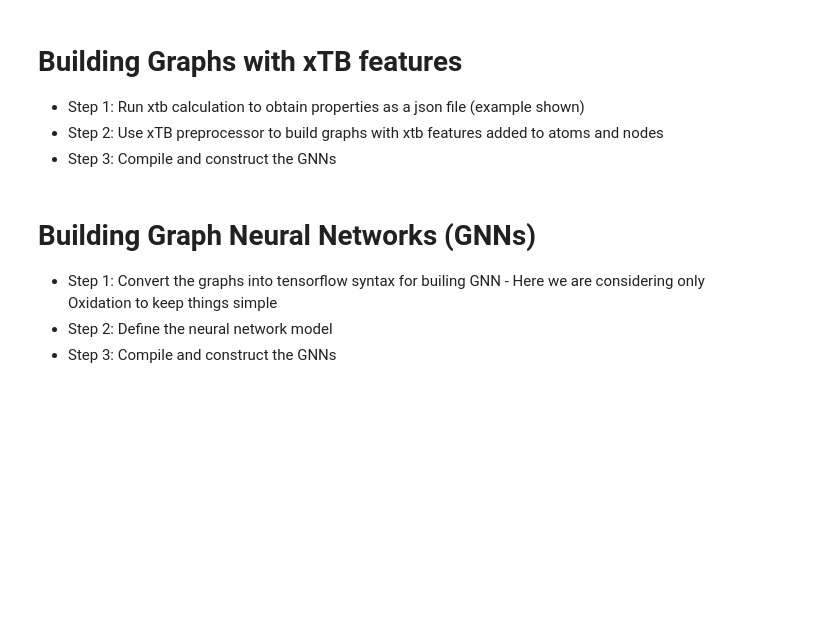
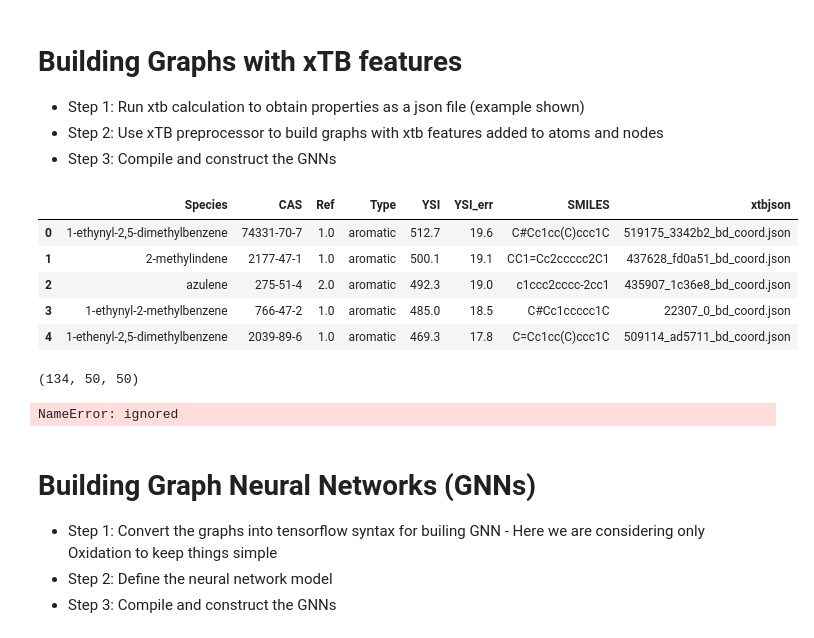
Before and after one commit to shreesowndarya/ChemInformatics, a Jupyter notebook: Fall_2022/ChemInfo_Fall_2022_Tutorial.ipynb, the cells around one changed output. Saved outputs shown, nothing was run; the diff lists cells and outputs as text; code cells hidden in the pictures; blank space fills up the shorter version.

```diff
--- a/Fall_2022/ChemInfo_Fall_2022_Tutorial.ipynb
+++ b/Fall_2022/ChemInfo_Fall_2022_Tutorial.ipynb
@@ -153,6 +154,29 @@ Length: 120, dtype: int64
 *   Step 1: Run xtb calculation to obtain properties as a json file (example shown)
 *   Step 2: Use xTB preprocessor to build graphs with xtb features added to atoms and nodes
 *   Step 3: Compile and construct the GNNs
+# %%
+#readint the data with the links to xtbjson
+url = 'https://raw.githubusercontent.com/shreesowndarya/ChemInformatics/main/Fall_2022/ysi_xtb.csv'
+data2 = pd.read_csv(url)
+data2.head()
+# %% [output]
+|  | Species | CAS | Ref | Type | YSI | YSI_err | SMILES | xtbjson |
+| 0 | 1-ethynyl-2,5-dimethylbenzene | 74331-70-7 | 1.0 | aromatic | 512.7 | 19.6 | C#Cc1cc(C)ccc1C | 519175_3342b2_bd_coord.json |
+| 1 | 2-methylindene | 2177-47-1 | 1.0 | aromatic | 500.1 | 19.1 | CC1=Cc2ccccc2C1 | 437628_fd0a51_bd_coord.json |
+| 2 | azulene | 275-51-4 | 2.0 | aromatic | 492.3 | 19.0 | c1ccc2cccc-2cc1 | 435907_1c36e8_bd_coord.json |
+| 3 | 1-ethynyl-2-methylbenzene | 766-47-2 | 1.0 | aromatic | 485.0 | 18.5 | C#Cc1ccccc1C | 22307_0_bd_coord.json |
+| 4 | 1-ethenyl-2,5-dimethylbenzene | 2039-89-6 | 1.0 | aromatic | 469.3 | 17.8 | C=Cc1cc(C)ccc1C | 509114_ad5711_bd_coord.json |
+# %%
+# Split the data into training, validation, and test sets
+valid2, test2, train2 = np.split(data2[['SMILES','xtbjson']].sample(frac=1., random_state=1), [50, 100])
+len(train2), len(valid2), len(test2)
+# %% [output]
+(134, 50, 50)
+# %%
+#loading in xTB preprocessor
+preprocessor = xTBSmilesPreprocessor(atom_features=atom_featurizer, bond_features=bond_featurizer)
+# %% [output]
+NameError: ignored
 # %% [markdown]
 # Building Graph Neural Networks (GNNs)
 
```
Also changed, not shown: parts of 3 cells of this notebook.
